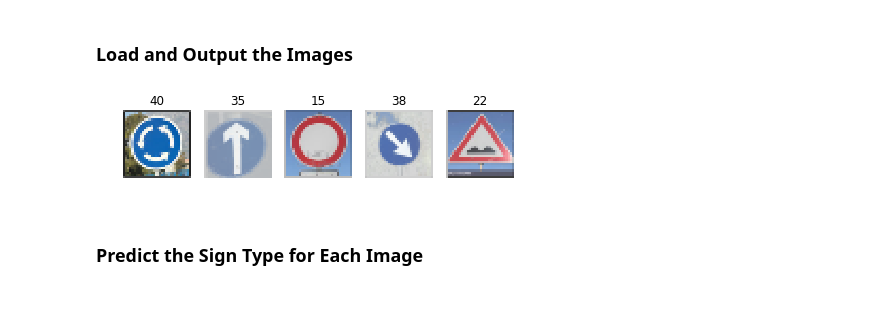
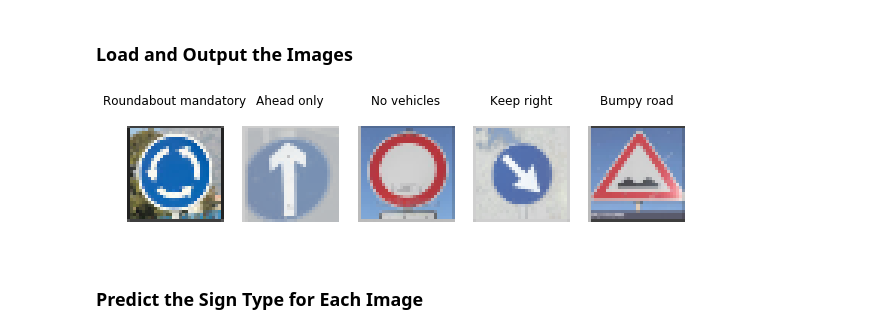
Before and after one commit to AOrazaev/CarND-Traffic-Sign-Classifier-Project, a Jupyter notebook: Traffic_Sign_Classifier.ipynb, the cells around one changed output. Saved outputs shown, nothing was run; the diff lists cells and outputs as text; code cells hidden in the pictures; blank space fills up the shorter version.

```diff
--- a/Traffic_Sign_Classifier.ipynb
+++ b/Traffic_Sign_Classifier.ipynb
@@ -317,22 +340,26 @@ You may find `signnames.csv` useful as it contains mappings from the class id (i
 # %%
 from skimage.io import imread
 from skimage.transform import resize
 from skimage.color import rgba2rgb
 from os import listdir
 
 new_img_dir = 'new_images'
 new_imgs = np.array([rgba2rgb(resize(imread(path.join(new_img_dir, f)), (32, 32, 4), mode="reflect")) for f in listdir(new_img_dir)])
 expected = np.array([int(s.split('_')[1].split('.')[0]) for s in listdir(new_img_dir)])
 
-fig, axes1 = plt.subplots(1, 5, figsize=(7,7))
+label_names = dict(p.split(',') for p in open('signnames.csv').readlines())
+def sign_name(x):
+    return label_names.get(str(x))
+
+fig, axes1 = plt.subplots(1, 5, figsize=(10,7))
 for i, ax in enumerate(axes1.flatten()):
     ax.set_axis_off()
-    ax.set_title(expected[i])
+    ax.set_title(sign_name(expected[i]))
     ax.imshow(new_imgs[i])
 
 preprocess(new_imgs)
 # %% [output]
-[figure, old version]
+[figure, new version]
 # %% [markdown]
 ### Predict the Sign Type for Each Image
 # %%
```
Also changed, not shown: parts of 3 cells of this notebook.
